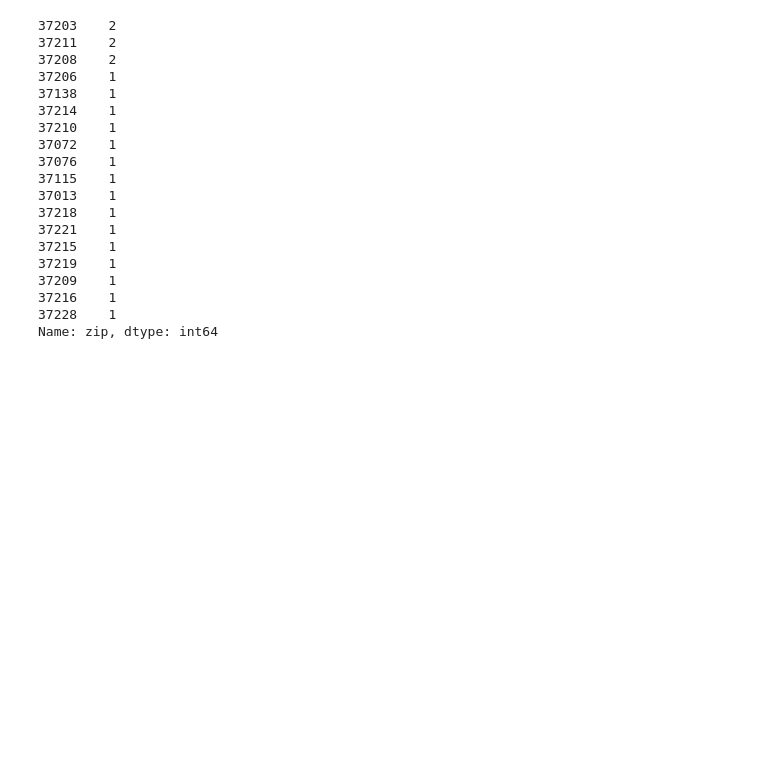
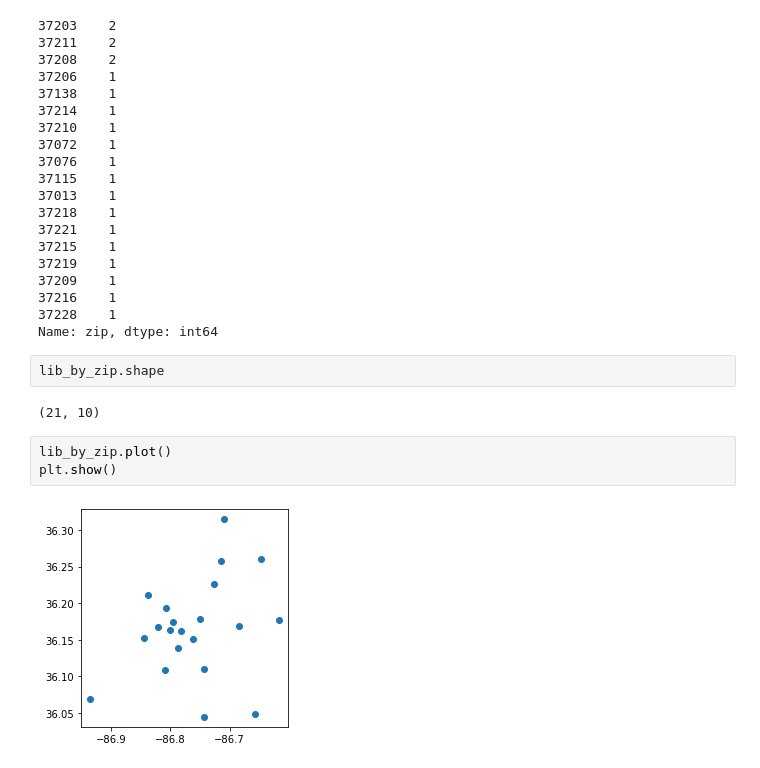
Before and after one commit to NSS-Data-Analytics-Cohort-6/geospatial-python-project-atinglis314, a Jupyter notebook: notebooks/Nashville_libraries.ipynb, the cells around one changed output. Drawn from its saved outputs; the diff is of its cells as text; blank space fills up the shorter version.

```diff
--- a/notebooks/Nashville_libraries.ipynb
+++ b/notebooks/Nashville_libraries.ipynb
@@ -112,3 +112,12 @@ lib_by_zip['zip'].value_counts()
 37216    1
 37228    1
 Name: zip, dtype: int64
+# %%
+lib_by_zip.shape
+# %% [output]
+(21, 10)
+# %%
+lib_by_zip.plot()
+plt.show()
+# %% [output]
+[figure, added]
```
Also changed, not shown: parts of 2 cells of this notebook.
